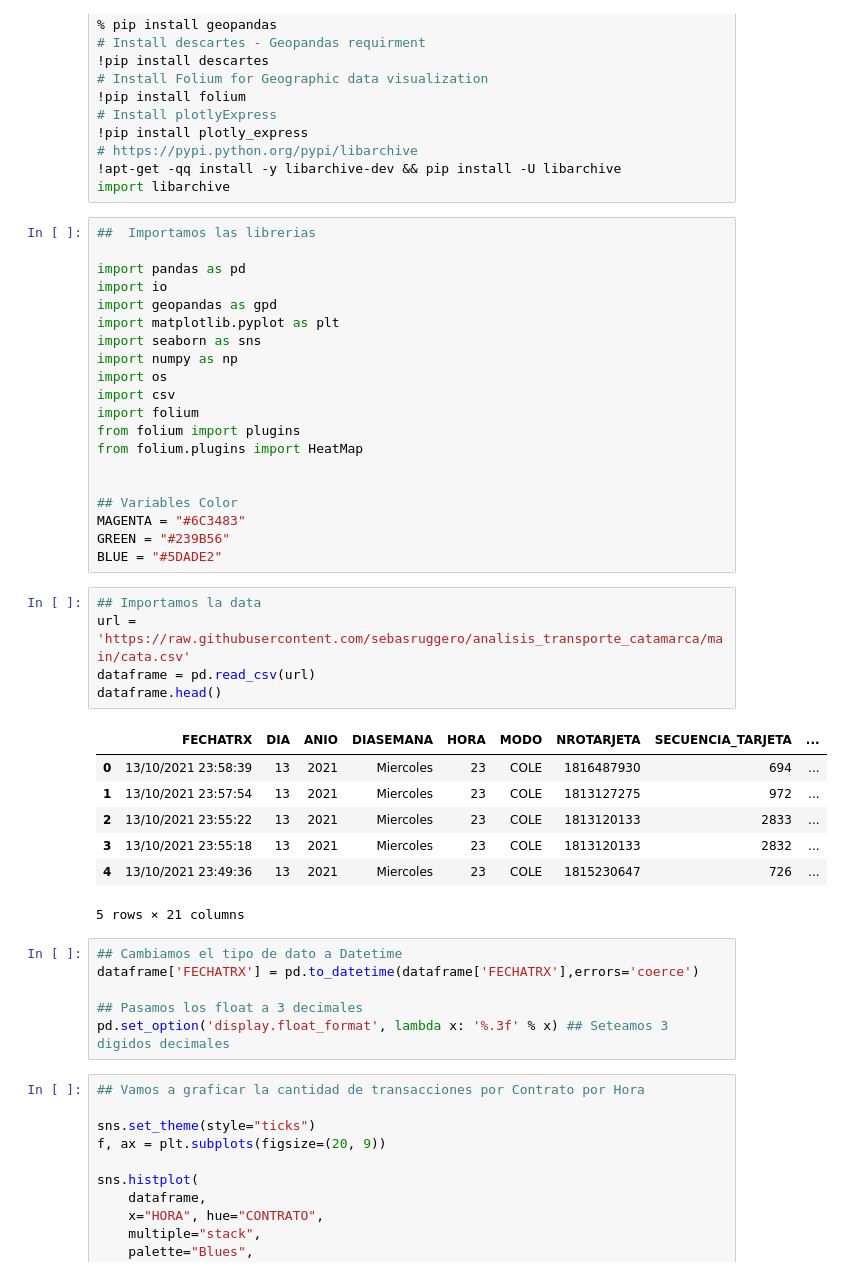
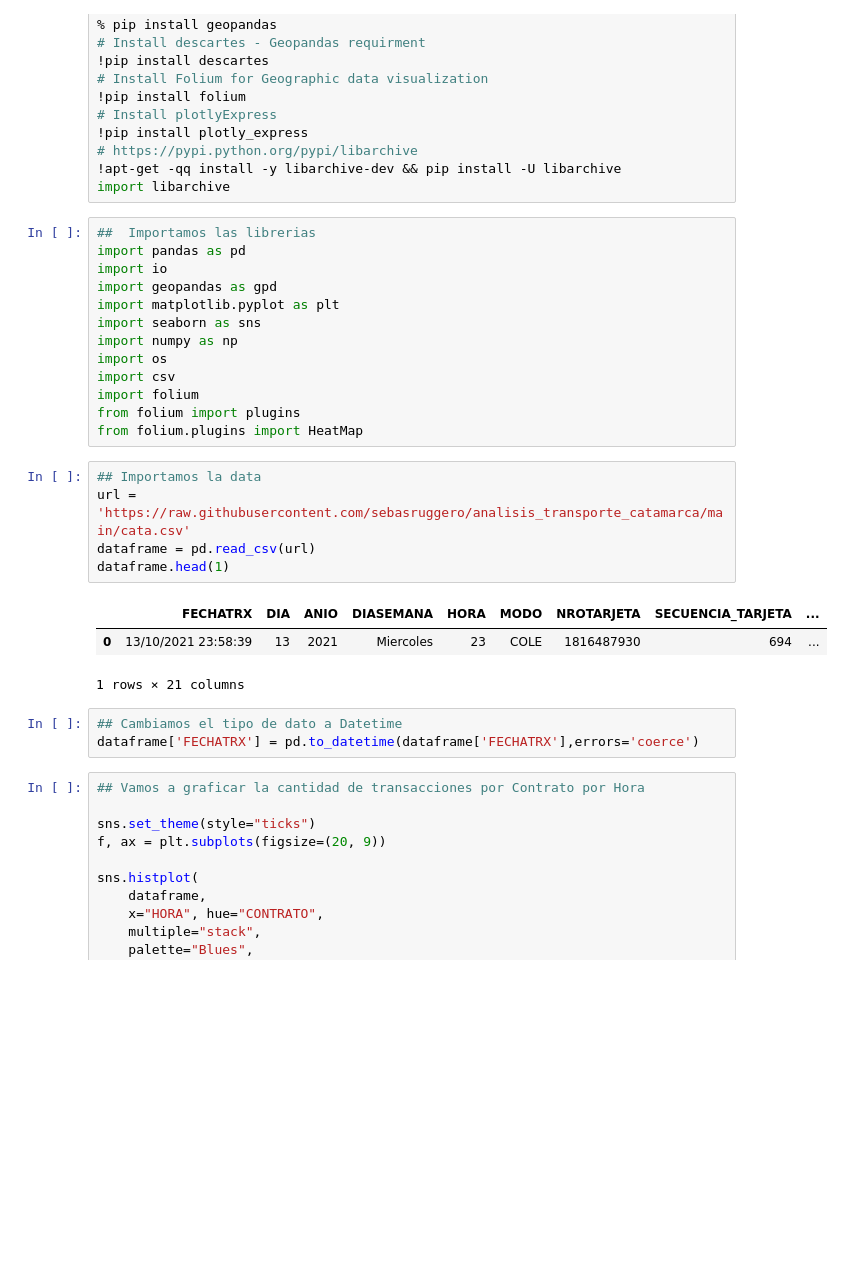
Before and after one commit to sebasruggero/analisis_transporte_catamarca, a Jupyter notebook: Análisis_Catamarca.ipynb, the cells around one changed output. Drawn from its saved outputs; the diff is of its cells as text; blank space fills up the shorter version.

```diff
--- a/Análisis_Catamarca.ipynb
+++ b/Análisis_Catamarca.ipynb
@@ -27,7 +25,6 @@
 import libarchive
 # %%
 ##  Importamos las librerias
-
 import pandas as pd
 import io
 import geopandas as gpd
@@ -39,31 +36,18 @@ import csv
 import folium
 from folium import plugins
 from folium.plugins import HeatMap
-
-
-## Variables Color
-MAGENTA = "#6C3483"
-GREEN = "#239B56"
-BLUE = "#5DADE2"
 # %%
 ## Importamos la data
 url = 'https://raw.githubusercontent.com/sebasruggero/analisis_transporte_catamarca/main/cata.csv'
 dataframe = pd.read_csv(url)
-dataframe.head()
+dataframe.head(1)
 # %% [output]
 |  | FECHATRX | DIA | ANIO | DIASEMANA | HORA | MODO | NROTARJETA | SECUENCIA_TARJETA | ... |
 | 0 | 13/10/2021 23:58:39 | 13 | 2021 | Miercoles | 23 | COLE | 1816487930 | 694 | ... |
-| 1 | 13/10/2021 23:57:54 | 13 | 2021 | Miercoles | 23 | COLE | 1813127275 | 972 | ... |
-| 2 | 13/10/2021 23:55:22 | 13 | 2021 | Miercoles | 23 | COLE | 1813120133 | 2833 | ... |
-| 3 | 13/10/2021 23:55:18 | 13 | 2021 | Miercoles | 23 | COLE | 1813120133 | 2832 | ... |
-| 4 | 13/10/2021 23:49:36 | 13 | 2021 | Miercoles | 23 | COLE | 1815230647 | 726 | ... |
-5 rows × 21 columns
+1 rows × 21 columns
 # %%
 ## Cambiamos el tipo de dato a Datetime
 dataframe['FECHATRX'] = pd.to_datetime(dataframe['FECHATRX'],errors='coerce')
-
-## Pasamos los float a 3 decimales
-pd.set_option('display.float_format', lambda x: '%.3f' % x) ## Seteamos 3 digidos decimales
 # %%
 ## Vamos a graficar la cantidad de transacciones por Contrato por Hora
 
```
Also changed, not shown: parts of 10 cells of this notebook.
